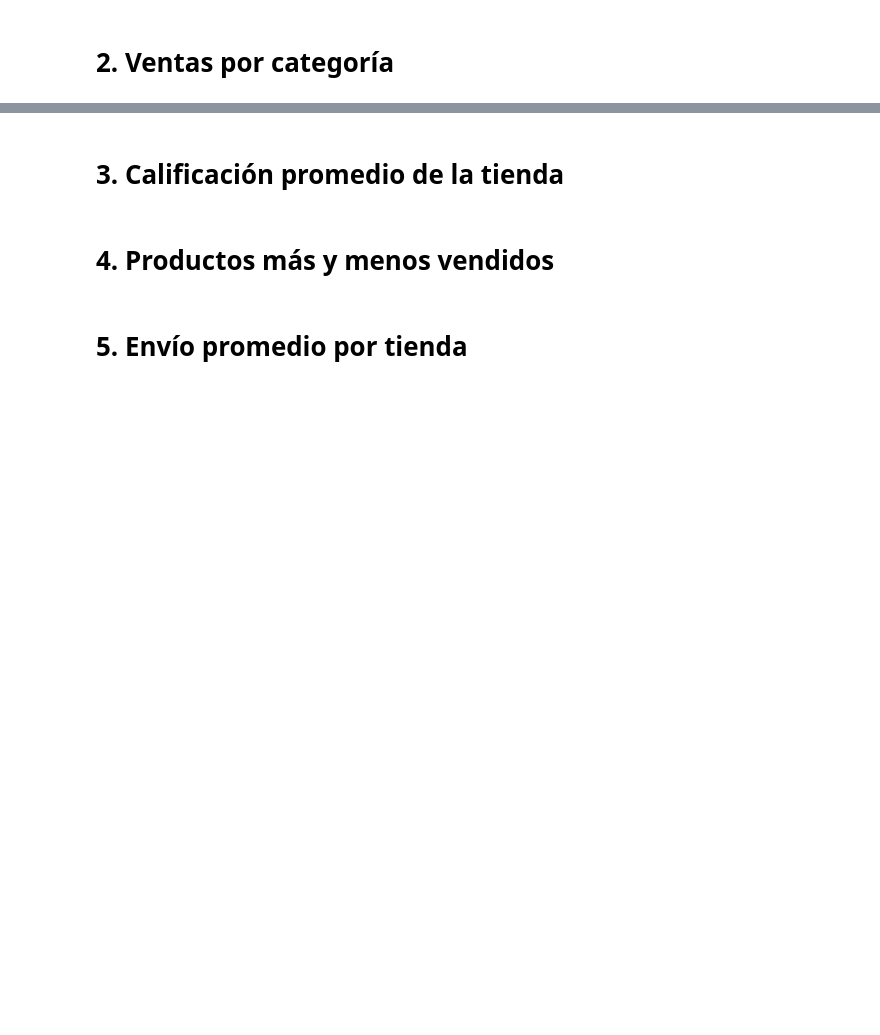
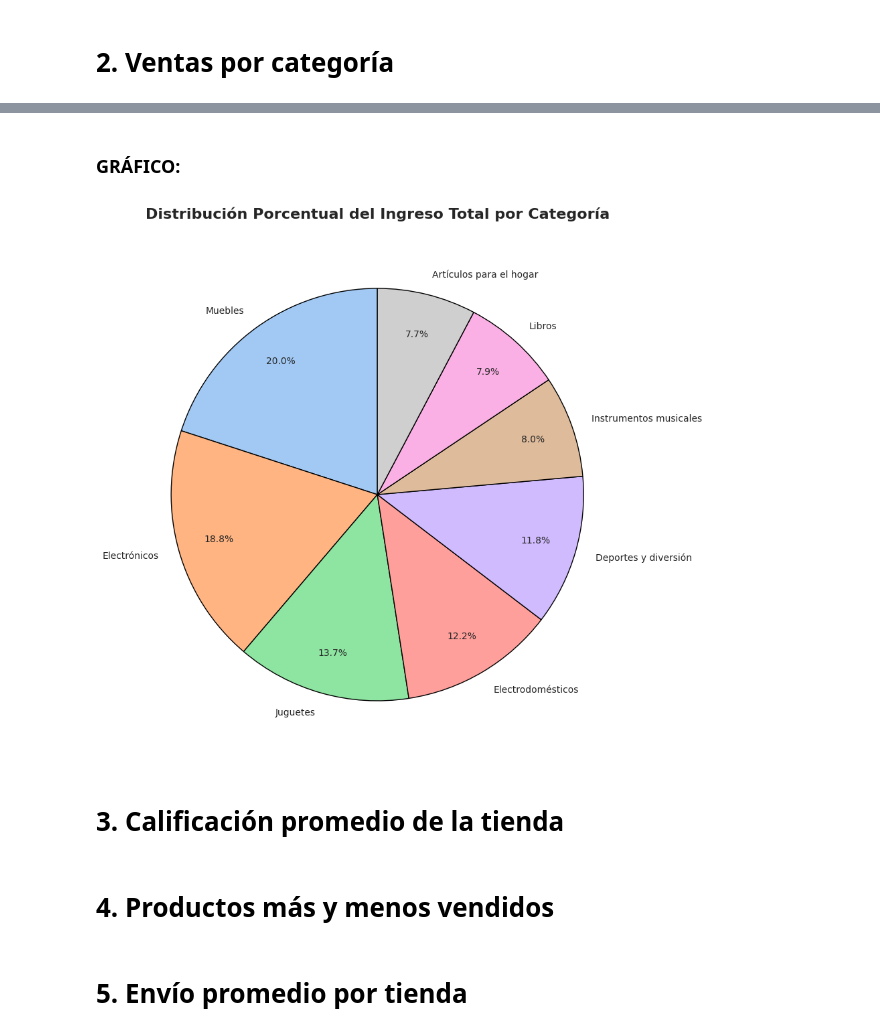
Before and after one commit to edgarbernaling-arch/Desafio_1_Ciencia_de_datos_Edgar_Bernal, a Jupyter notebook: Copia_de_AluraStoreLatam_Challegue1_Ciencia_de_datos_Edgar_Bernal.ipynb, the cells around one changed output, grey strips where cells are left out. Drawn from its saved outputs; the diff is of its cells as text; code cells hidden in the pictures; blank space fills up the shorter version.

```diff
--- a/Copia_de_AluraStoreLatam_Challegue1_Ciencia_de_datos_Edgar_Bernal.ipynb
+++ b/Copia_de_AluraStoreLatam_Challegue1_Ciencia_de_datos_Edgar_Bernal.ipynb
@@ -47,3 +127,39 @@ Ingreso Total Tienda 4: 1,038,375,700.0
+# %% [markdown]
+### GRÁFICO:
+# %%
+import matplotlib.pyplot as plt
+import seaborn as sns
+
+# Datos de Ingreso Total por Categoría (suma de la columna 'Precio' de las 4 tiendas)
+data = {
+    'Categoría del Producto': ['Electrodomésticos', 'Electrónicos', 'Muebles',
+                               'Artículos para el hogar', 'Deportes y diversión',
+                               'Juguetes', 'Instrumentos musicales', 'Libros'],
+    'Ingreso Total': [1149, 1772, 1886, 730, 1113, 1290, 753, 742]
+}
+df_categorias = pd.DataFrame(data)
+
+# Ordenar por Ingreso Total (descendente) para que el gráfico inicie con la porción más grande
+df_categorias = df_categorias.sort_values(by='Ingreso Total', ascending=False)
+
+# Crear el gráfico de torta
+plt.figure(figsize=(10, 10))
+plt.pie(
+    df_categorias['Ingreso Total'],
+    labels=df_categorias['Categoría del Producto'],
+    autopct='%1.1f%%',  # Muestra el porcentaje con un decimal
+    startangle=90,      # Inicia el primer segmento en la parte superior
+    colors=sns.color_palette("pastel"), # Define la paleta de colores
+    wedgeprops={"edgecolor": "black", 'linewidth': 1, 'antialiased': True}, # Mejora bordes
+    pctdistance=0.8 # Distancia de los porcentajes del centro
+)
+
+# Título en español y ajuste final
+plt.title('Distribución Porcentual del Ingreso Total por Categoría', fontsize=16, weight='bold', pad=20)
+plt.ylabel('') # Eliminar la etiqueta 'Ingreso Total' del eje Y
+plt.show()
+# %% [output]
+[figure, added]
 # %% [markdown]
 # 3. Calificación promedio de la tienda
 # %% [markdown]
```
Also changed, not shown: parts of 3 cells of this notebook.
